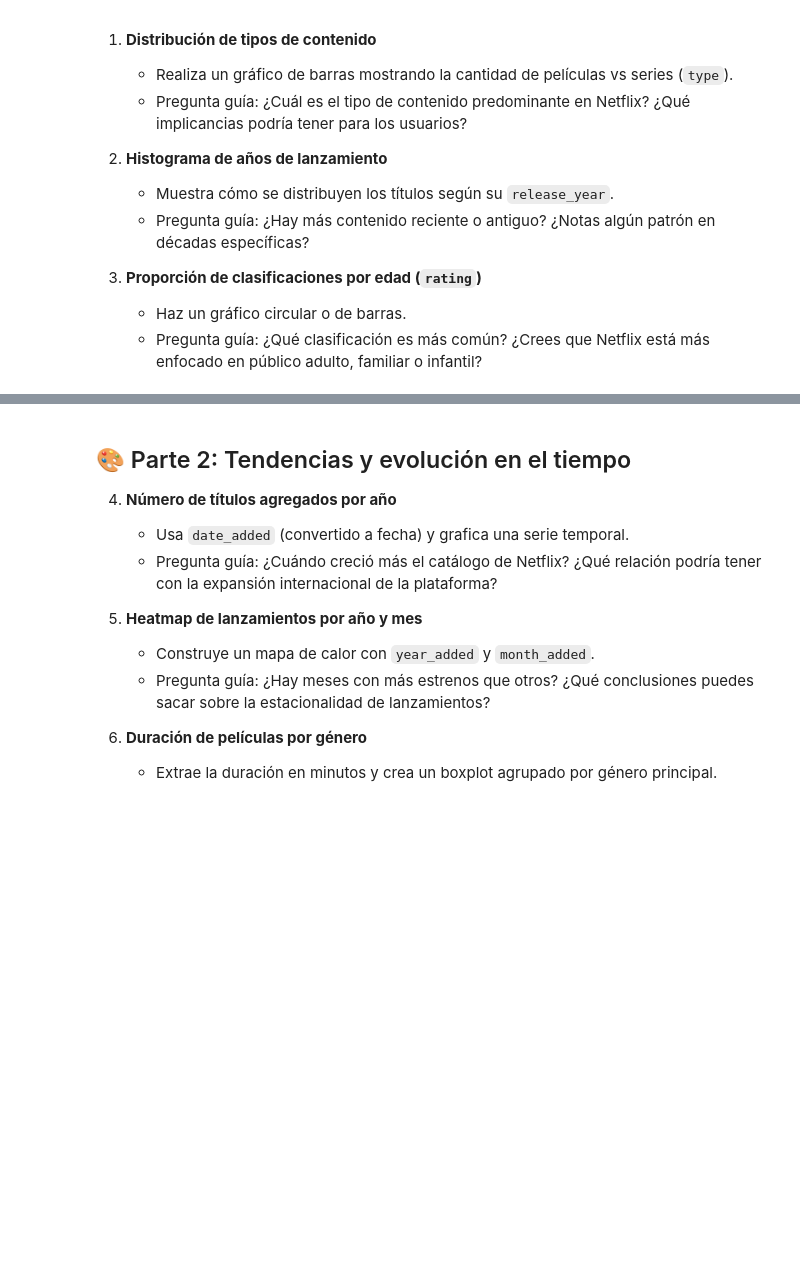
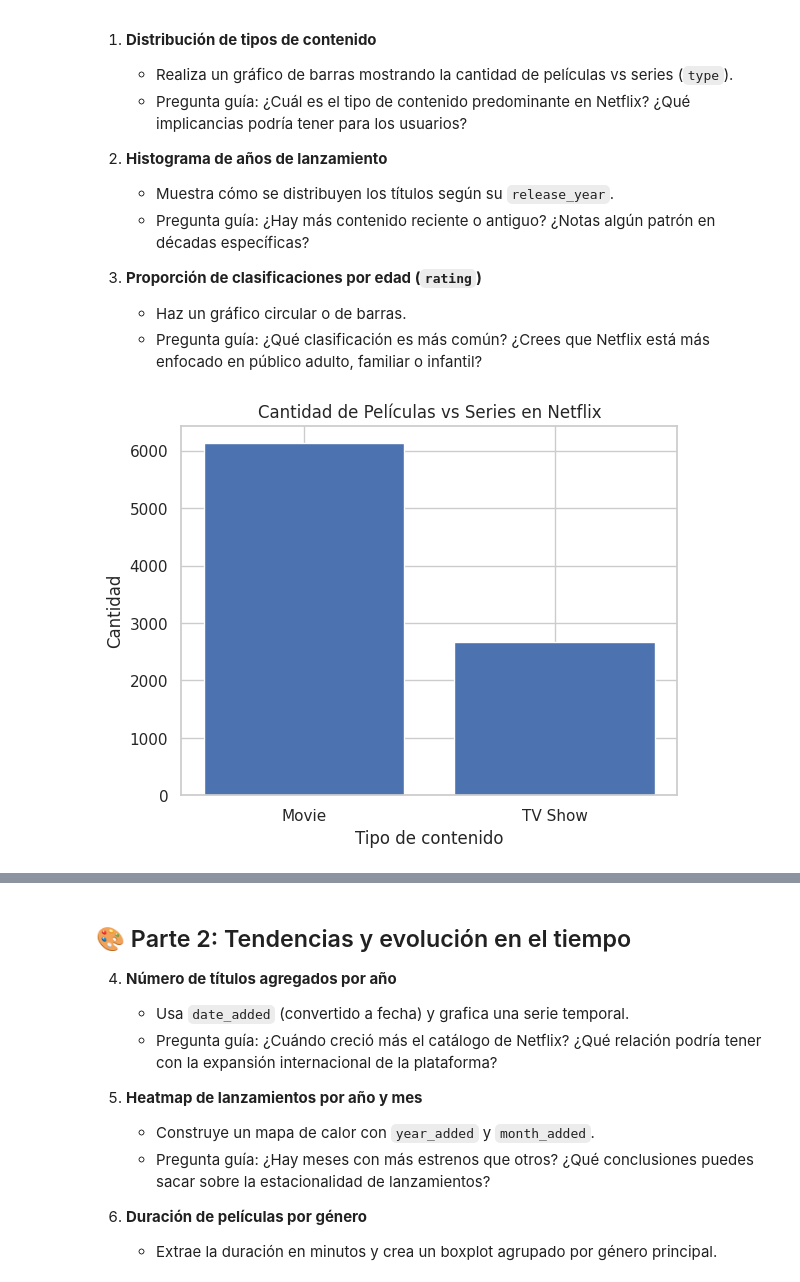
Before and after one commit to nmuraro/entregables, a Jupyter notebook: docs/labs/lab_05.ipynb, the cells around one changed output, grey strips where cells are left out. Cells and saved outputs as stored; diff of their text form; code cells hidden in the pictures; blank space fills up the shorter version.

```diff
--- a/docs/labs/lab_05.ipynb
+++ b/docs/labs/lab_05.ipynb
@@ -68,0 +65,17 @@ df.head()
+# %%
+#1.Distribución de tipos de contenido
+#Realiza un gráfico de barras mostrando la cantidad de películas vs series (type).
+y = df["type"].value_counts()
+x=y.index
+y=y.values
+
+plt.bar(x,y)
+plt.title('Cantidad de Películas vs Series en Netflix')
+plt.xlabel('Tipo de contenido')
+plt.ylabel('Cantidad')
+plt.show()
+
+#Pregunta guía: ¿Cuál es el tipo de contenido predominante en Netflix? ¿Qué implicancias podría tener para los usuarios?
+#Respuesta: Observando el gráfico de barra, podemos indicar que Netflix históricamente presenta más contenido de películas que de Series.
+# %% [output]
+[figure, added]
```
Also changed, not shown: parts of 13 cells of this notebook.
